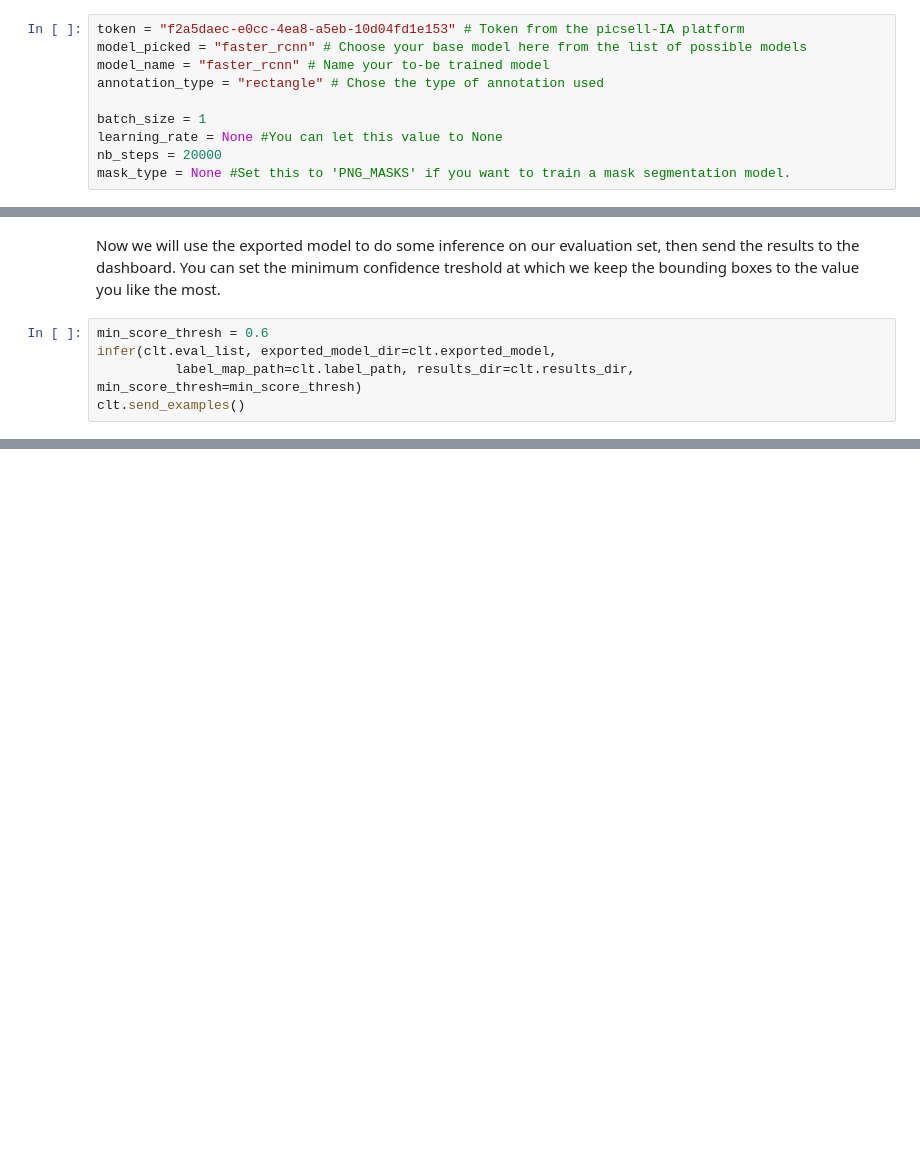
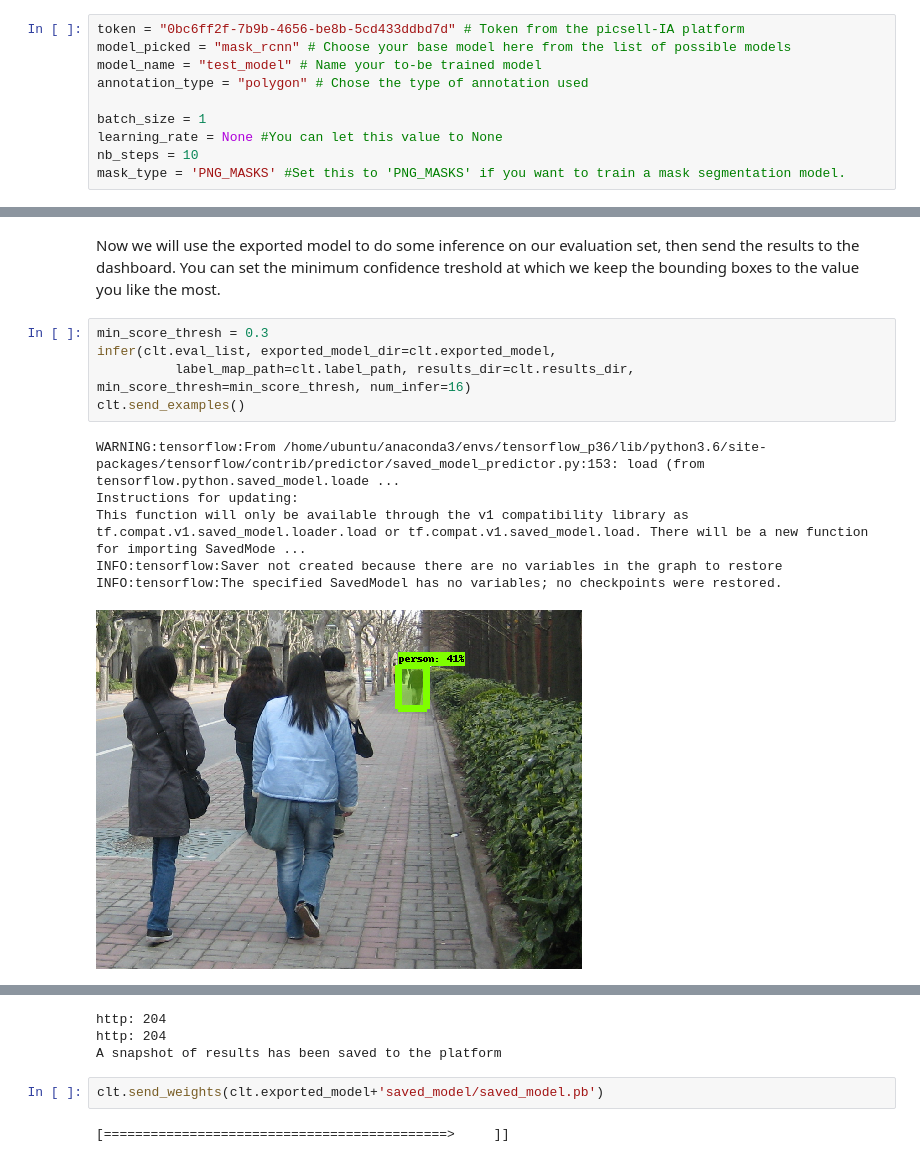
Before and after one commit to BouleJaune/picselliaT, a Jupyter notebook: notebookOBDTC.ipynb, the cells around one changed output, grey strips where cells are left out. Drawn from its saved outputs; the diff is of its cells as text; blank space fills up the shorter version.

```diff
--- a/notebookOBDTC.ipynb
+++ b/notebookOBDTC.ipynb
@@ -83,15 +49,15 @@ If you depend on functionality not listed there, please file an issue.
 
 We need to start setting up some variables before anything else.
 # %%
-token = "f2a5daec-e0cc-4ea8-a5eb-10d04fd1e153" # Token from the picsell-IA platform
-model_picked = "faster_rcnn" # Choose your base model here from the list of possible models
-model_name = "faster_rcnn" # Name your to-be trained model
-annotation_type = "rectangle" # Chose the type of annotation used
+token = "0bc6ff2f-7b9b-4656-be8b-5cd433ddbd7d" # Token from the picsell-IA platform
+model_picked = "mask_rcnn" # Choose your base model here from the list of possible models
+model_name = "test_model" # Name your to-be trained model
+annotation_type = "polygon" # Chose the type of annotation used
 
 batch_size = 1
 learning_rate = None #You can let this value to None
-nb_steps = 20000
-mask_type = None #Set this to 'PNG_MASKS' if you want to train a mask segmentation model.
+nb_steps = 10
+mask_type = 'PNG_MASKS' #Set this to 'PNG_MASKS' if you want to train a mask segmentation model.
 # %% [markdown]
 ## Client initialisation and data pre-processing
 
@@ -212,7 +217,14 @@ main.export_infer_graph(ckpt_dir=clt.checkpoint_dir,
 Now we will use the exported model to do some inference on our evaluation set, then send the results to the dashboard.
 You can set the minimum confidence treshold at which we keep the bounding boxes to the value you like the most.
 # %%
-min_score_thresh = 0.6
+min_score_thresh = 0.3
 infer(clt.eval_list, exported_model_dir=clt.exported_model,
-          label_map_path=clt.label_path, results_dir=clt.results_dir, min_score_thresh=min_score_thresh)
+          label_map_path=clt.label_path, results_dir=clt.results_dir, min_score_thresh=min_score_thresh, num_infer=16)
 clt.send_examples()
+# %% [output]
+WARNING:tensorflow:From /home/ubuntu/anaconda3/envs/tensorflow_p36/lib/python3.6/site-packages/tensorflow/contrib/predictor/saved_model_predictor.py:153: load (from tensorflow.python.saved_model.loade ...
+Instructions for updating:
+This function will only be available through the v1 compatibility library as tf.compat.v1.saved_model.loader.load or tf.compat.v1.saved_model.load. There will be a new function for importing SavedMode ...
+INFO:tensorflow:Saver not created because there are no variables in the graph to restore
+INFO:tensorflow:The specified SavedModel has no variables; no checkpoints were restored.
+[figure, added]
@@ -218,0 +232,7 @@ clt.send_examples()
+http: 204
+http: 204
+A snapshot of results has been saved to the platform
+# %%
+clt.send_weights(clt.exported_model+'saved_model/saved_model.pb')
+# %% [output]
+[============================================>     ]]
```
Also changed, not shown: parts of 9 cells of this notebook.
